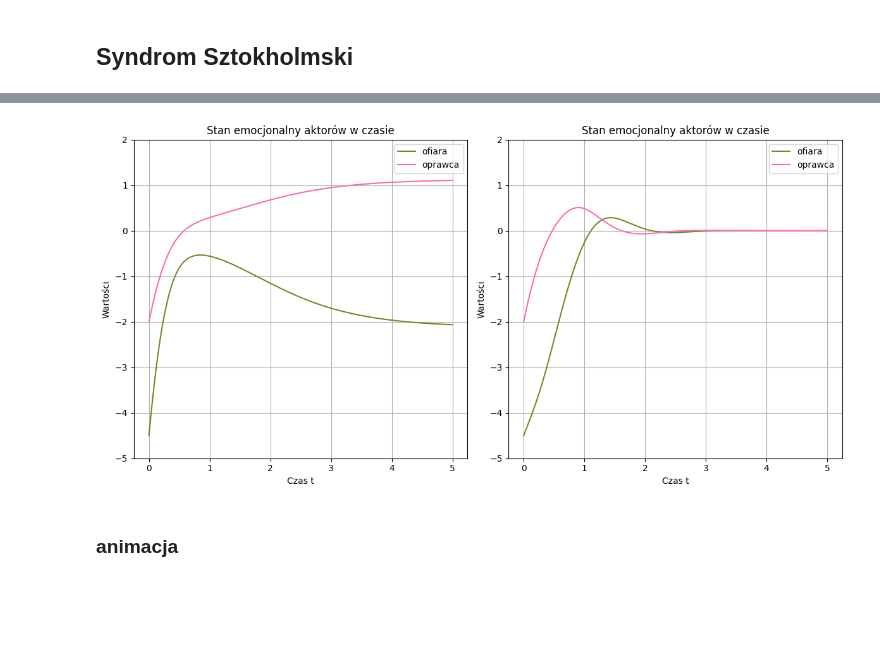
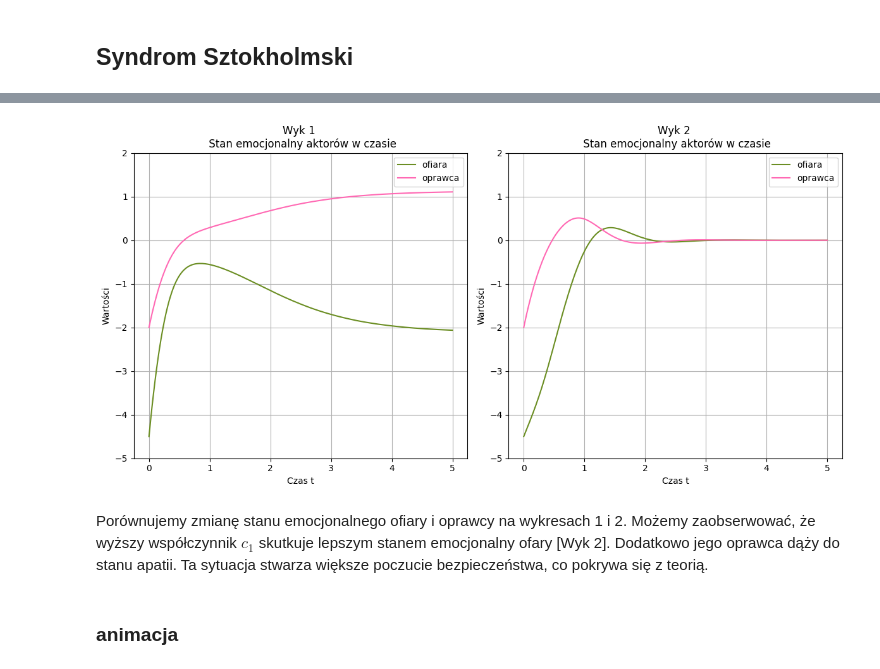
Before and after one commit to oskarru/OBLICZE_2025, a Jupyter notebook: wykresy.ipynb, the cells around one changed output, grey strips where cells are left out. Drawn from its saved outputs; the diff is of its cells as text; code cells hidden in the pictures; blank space fills up the shorter version.

```diff
--- a/wykresy.ipynb
+++ b/wykresy.ipynb
@@ -72,15 +99,17 @@ interactive(children=(FloatSlider(value=0.0, description='x_0', max=5.0, min=-5.
 # %%
 fig, axes = plt.subplots(1, 2, figsize=(12, 6))
 
-rozw_ARC(-4.5, -2, 2, 2, 0, 0, -5, -2, ax=axes[0], xlabel="ofiara", ylabel="oprawca", sizes=(-5, 2),
+rozw_ARC(-4.5, -2, 2, 2, 0, 0, -5, -2, n = 1, ax=axes[0], xlabel="ofiara", ylabel="oprawca", sizes=(-5, 2),
 )
-rozw_ARC(-4.5, -2, 2, 2, 0, 0, 5, -2, ax=axes[1], xlabel="ofiara", ylabel="oprawca", sizes=(-5, 2),
+rozw_ARC(-4.5, -2, 2, 2, 0, 0, 5, -2, n = 2, ax=axes[1], xlabel="ofiara", ylabel="oprawca", sizes=(-5, 2),
 )
 
 plt.tight_layout()
 plt.show()
 # %% [output]
-[figure, old version]
+[figure, new version]
+# %% [markdown]
+Porównujemy zmianę stanu emocjonalnego ofiary i oprawcy na wykresach 1 i 2. Możemy zaobserwować, że wyższy współczynnik $c_1$ skutkuje lepszym stanem emocjonalny ofary [Wyk 2]. Dodatkowo jego oprawca dąży do stanu apatii. Ta sytuacja stwarza większe poczucie bezpieczeństwa, co pokrywa się z teorią.
 # %% [markdown]
 ### animacja
 # %%
```
Also changed, not shown: parts of 8 cells of this notebook, 3 other files.
